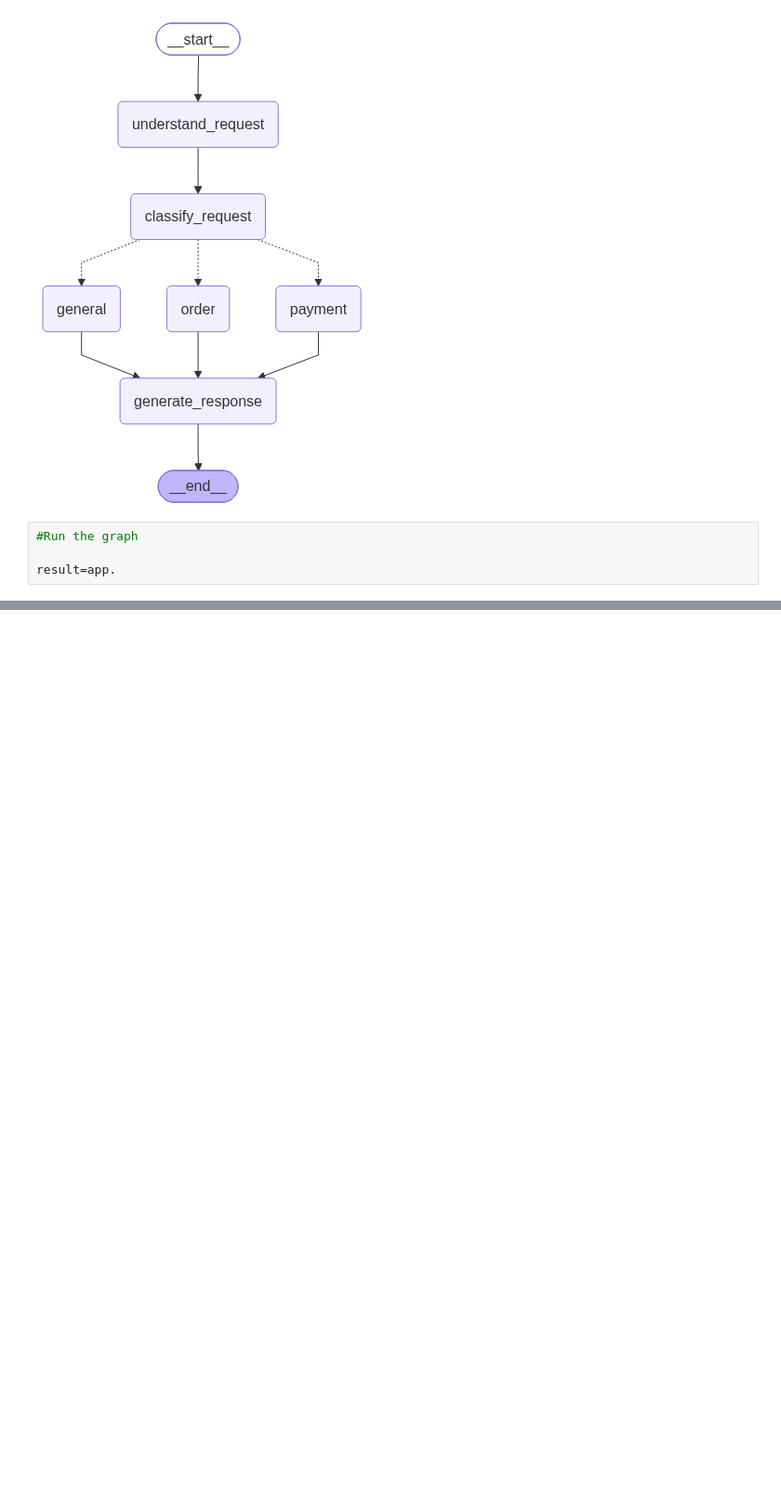
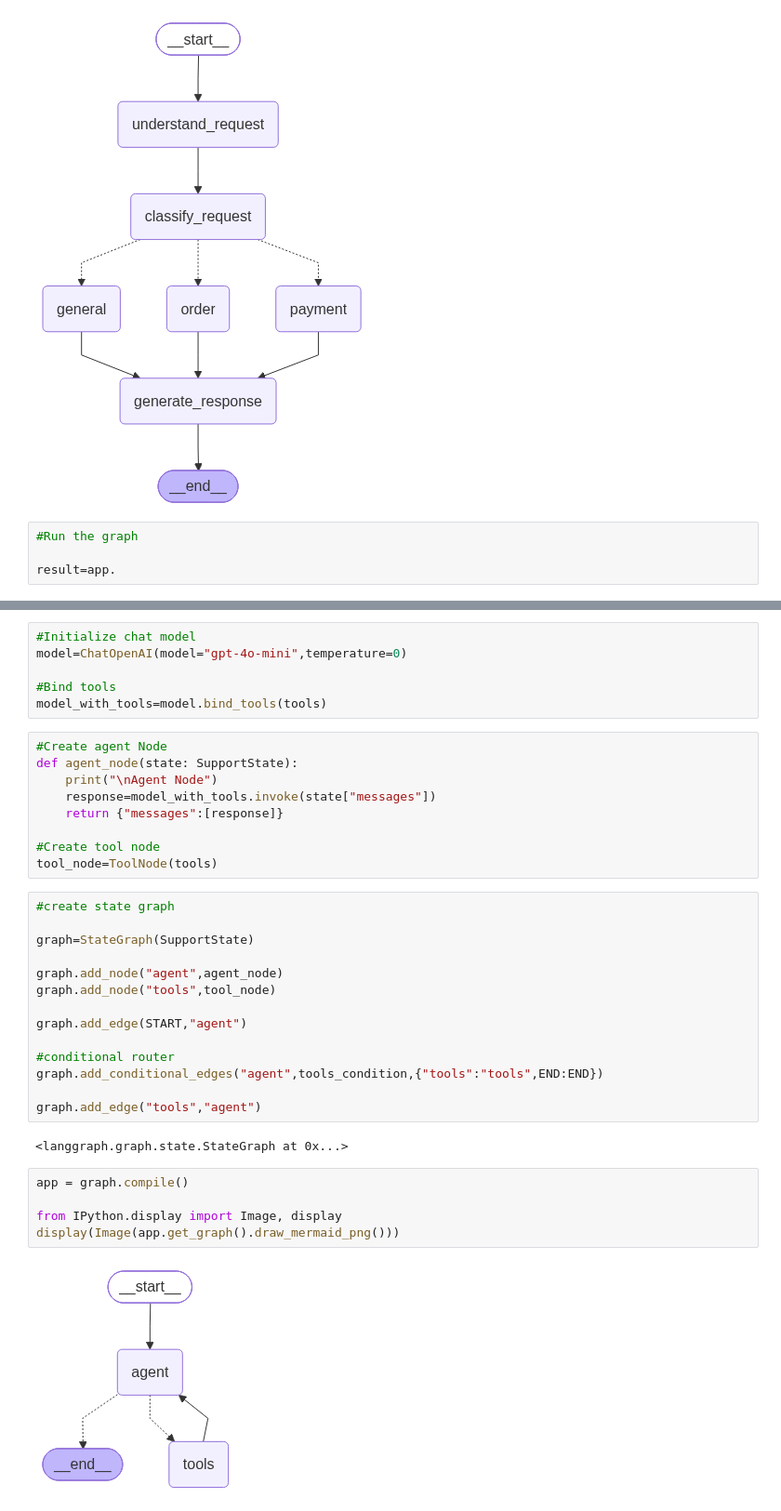
Before and after one commit to sujinoven/GenAI-Agentic-AI, a Jupyter notebook: Langgraph Masterclass/practice_script.ipynb, the cells around one changed output, grey strips where cells are left out. Shown at 93% size. Saved outputs shown, nothing was run; the diff lists cells and outputs as text; blank space fills up the shorter version.

```diff
--- a/Langgraph Masterclass/practice_script.ipynb
+++ b/Langgraph Masterclass/practice_script.ipynb
@@ -115,0 +333,38 @@ result=app.
+# %%
+#Initialize chat model
+model=ChatOpenAI(model="gpt-4o-mini",temperature=0)
+
+#Bind tools
+model_with_tools=model.bind_tools(tools)
+# %%
+#Create agent Node
+def agent_node(state: SupportState):
+    print("\nAgent Node")
+    response=model_with_tools.invoke(state["messages"])
+    return {"messages":[response]}
+
+#Create tool node
+tool_node=ToolNode(tools)
+# %%
+#create state graph
+
+graph=StateGraph(SupportState)
+
+graph.add_node("agent",agent_node)
+graph.add_node("tools",tool_node)
+
+graph.add_edge(START,"agent")
+
+#conditional router
+graph.add_conditional_edges("agent",tools_condition,{"tools":"tools",END:END})
+
+graph.add_edge("tools","agent")
+# %% [output]
+<langgraph.graph.state.StateGraph at 0x...>
+# %%
+app = graph.compile()
+
+from IPython.display import Image, display
+display(Image(app.get_graph().draw_mermaid_png()))
+# %% [output]
+[figure, added]
```
Also changed, not shown: parts of 12 cells of this notebook.
